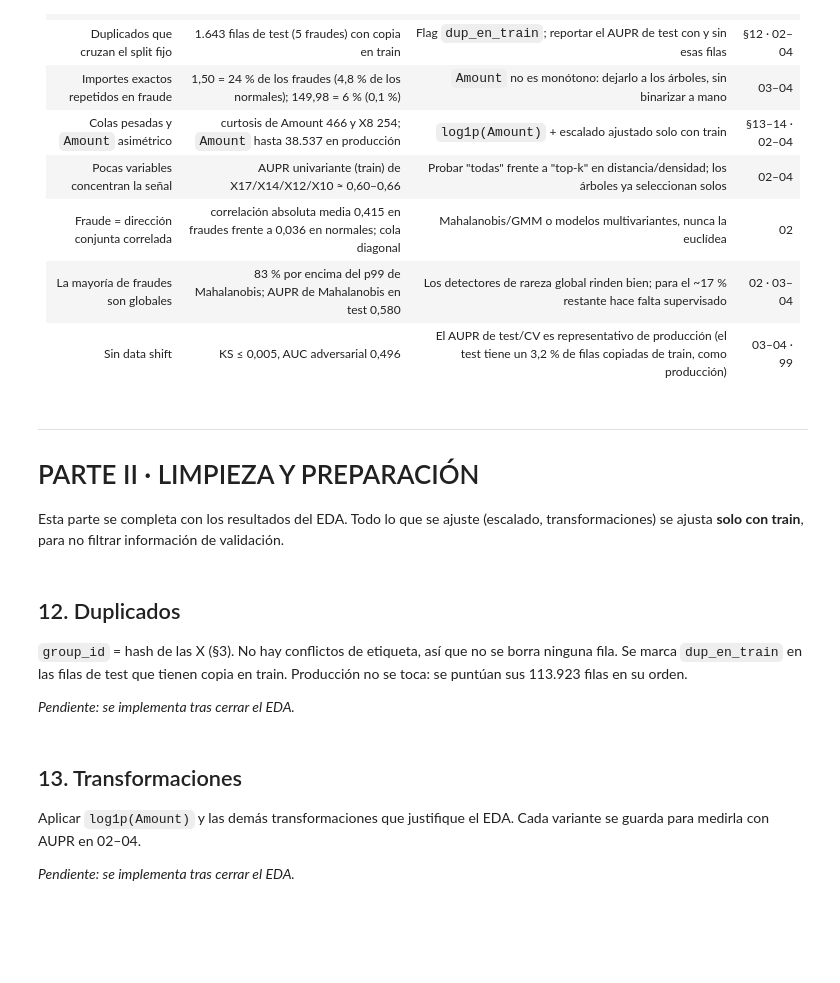
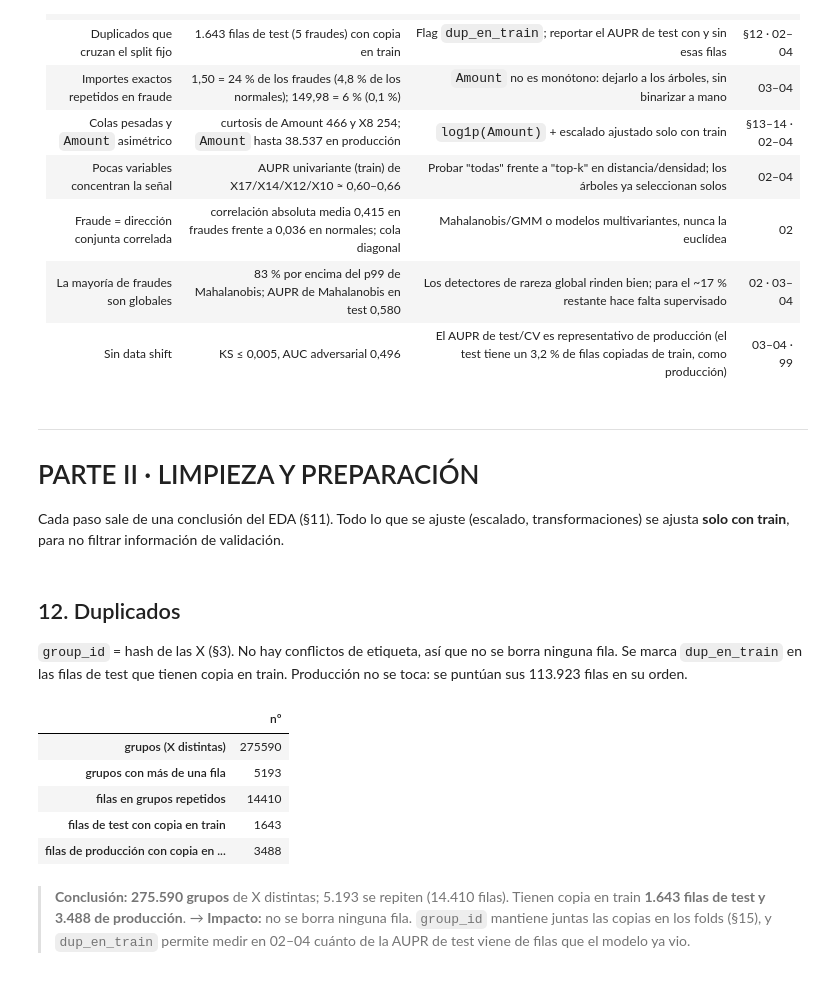
Before and after one commit to Romequinco/fraud-detection-banking, a Jupyter notebook: notebooks/01_EDA_y_preprocesado.ipynb, the cells around one changed output. Cells and saved outputs as stored; diff of their text form; code cells hidden in the pictures; blank space fills up the shorter version.

```diff
--- a/notebooks/01_EDA_y_preprocesado.ipynb
+++ b/notebooks/01_EDA_y_preprocesado.ipynb
@@ -468,17 +468,9 @@ Cada hallazgo se traduce en una decisión y en el notebook donde se aplica (02 =
 ---
 # PARTE II · LIMPIEZA Y PREPARACIÓN
 
-Esta parte se completa con los resultados del EDA.
+Cada paso sale de una conclusión del EDA (§11).
 Todo lo que se ajuste (escalado, transformaciones) se ajusta **solo con train**, para no filtrar información de validación.
 # %% [markdown]
 ## 12. Duplicados
 
 `group_id` = hash de las X (§3). No hay conflictos de etiqueta, así que no se borra ninguna fila. Se marca `dup_en_train` en las filas de test que tienen copia en train. Producción no se toca: se puntúan sus 113.923 filas en su orden.
-
-*Pendiente: se implementa tras cerrar el EDA.*
-# %% [markdown]
-## 13. Transformaciones
-
-Aplicar `log1p(Amount)` y las demás transformaciones que justifique el EDA. Cada variante se guarda para medirla con AUPR en 02–04.
-
-*Pendiente: se implementa tras cerrar el EDA.*
@@ -484,0 +484,14 @@ Aplicar `log1p(Amount)` y las demás transformaciones que justifique el EDA. Cad
+# %%
+tam = pd.Series(gid).value_counts()                       # filas por grupo (construcción + producción)
+pd.Series({"grupos (X distintas)": len(tam), "grupos con más de una fila": (tam > 1).sum(),
+           "filas en grupos repetidos": tam[tam > 1].sum(), "filas de test con copia en train": dup_test.sum(),
+           "filas de producción con copia en train": dup_prod.sum()}, name="nº").to_frame()
+# %% [output]
+|  | nº |
+| grupos (X distintas) | 275590 |
+| grupos con más de una fila | 5193 |
+| filas en grupos repetidos | 14410 |
+| filas de test con copia en train | 1643 |
+| filas de producción con copia en ... | 3488 |
+# %% [markdown]
+> **Conclusión:** **275.590 grupos** de X distintas; 5.193 se repiten (14.410 filas). Tienen copia en train **1.643 filas de test y 3.488 de producción**. → **Impacto:** no se borra ninguna fila. `group_id` mantiene juntas las copias en los folds (§15), y `dup_en_train` permite medir en 02–04 cuánto de la AUPR de test viene de filas que el modelo ya vio.
```
Also changed, not shown: parts of 19 cells of this notebook, 8 other files.
